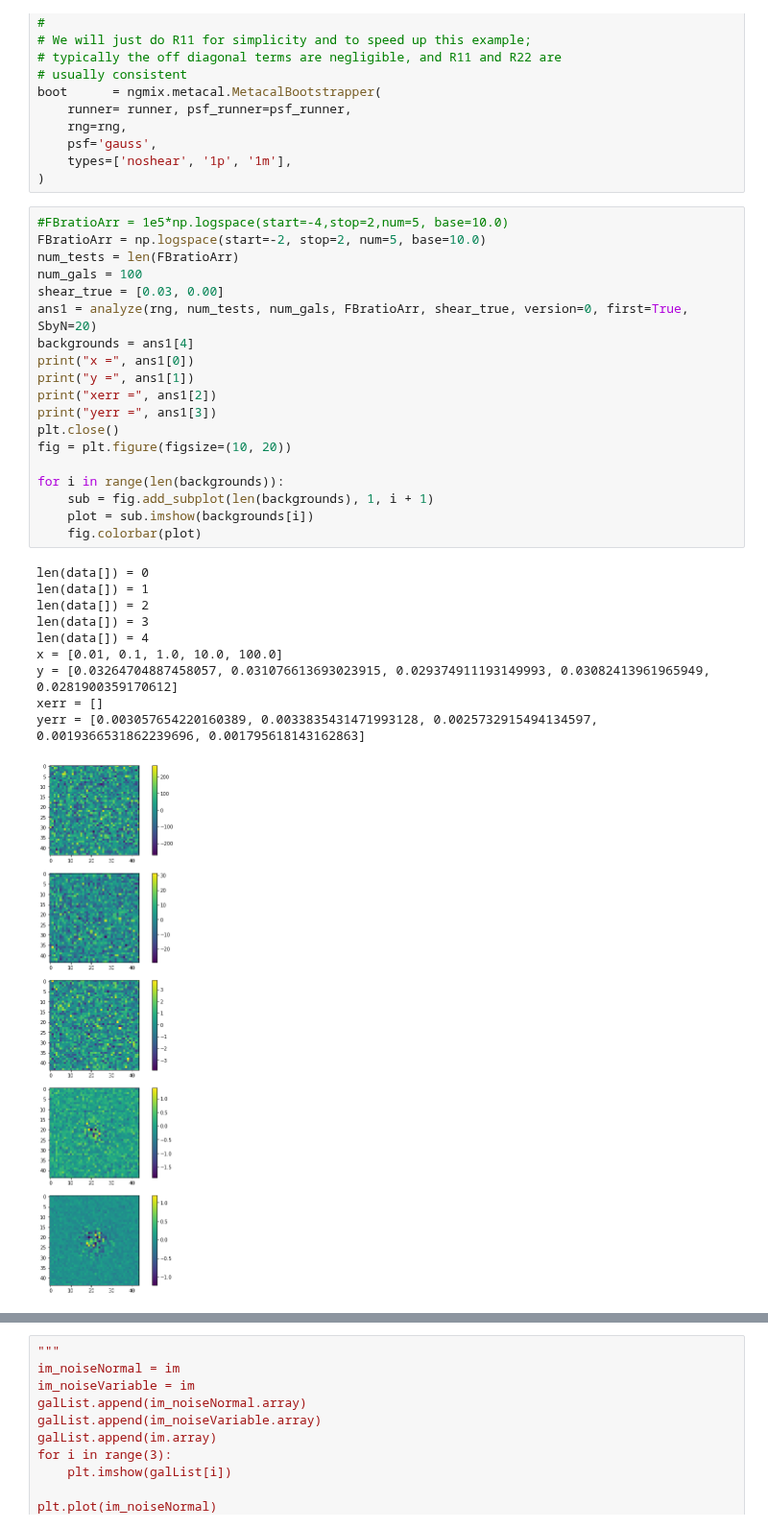
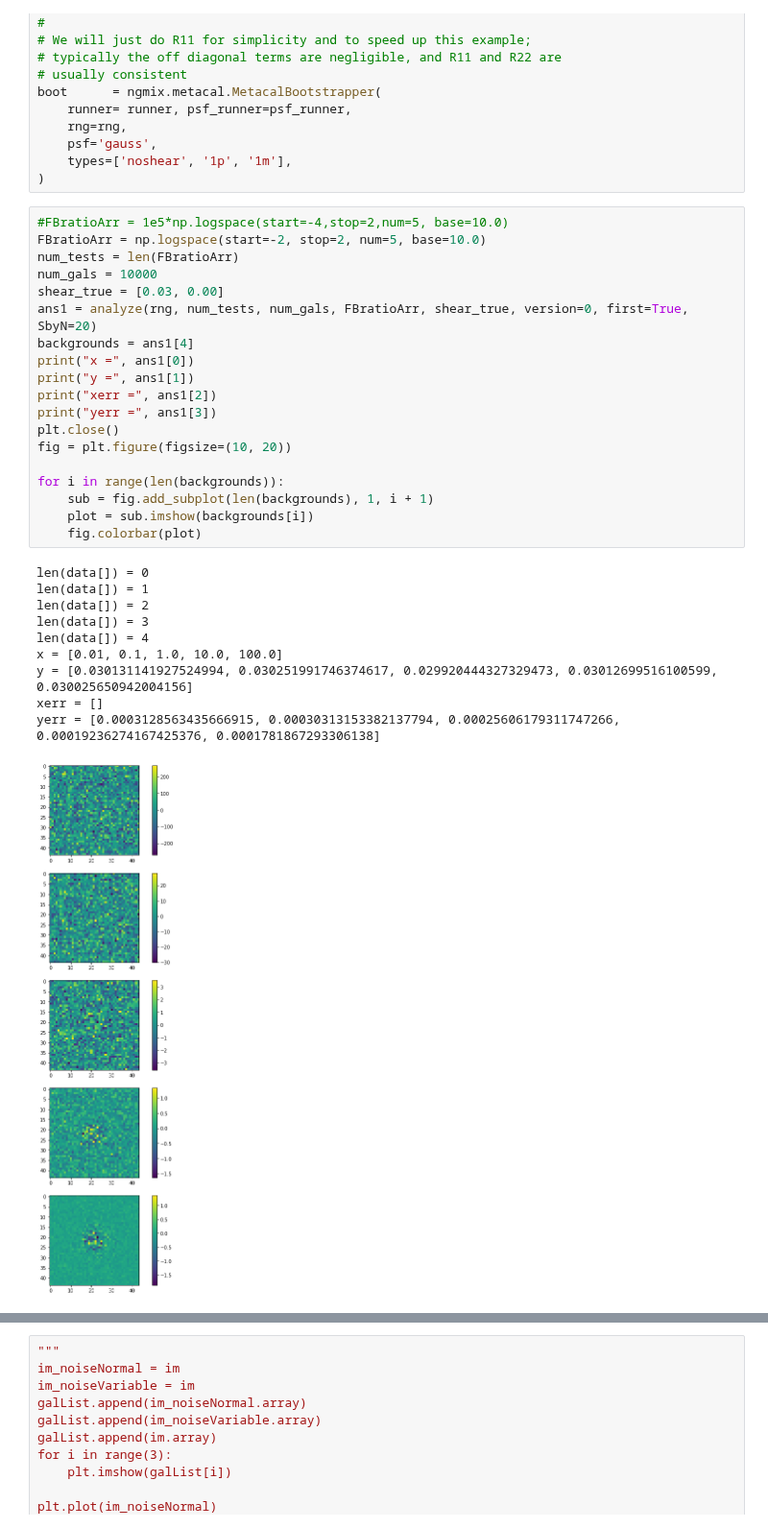
Before and after one commit to norrisbach/Metacal, a Jupyter notebook: metacalUpdated.ipynb, the cells around one changed output, grey strips where cells are left out. Shown at 96% size. Saved outputs shown, nothing was run; the diff lists cells and outputs as text.

```diff
--- a/metacalUpdated.ipynb
+++ b/metacalUpdated.ipynb
@@ -259,33 +259,33 @@ boot      = ngmix.metacal.MetacalBootstrapper(
 # %%
 #FBratioArr = 1e5*np.logspace(start=-4,stop=2,num=5, base=10.0)
 FBratioArr = np.logspace(start=-2, stop=2, num=5, base=10.0)
 num_tests = len(FBratioArr)
-num_gals = 100
+num_gals = 10000
 shear_true = [0.03, 0.00]
 ans1 = analyze(rng, num_tests, num_gals, FBratioArr, shear_true, version=0, first=True, SbyN=20)
 backgrounds = ans1[4]
 print("x =", ans1[0])
 print("y =", ans1[1])
 print("xerr =", ans1[2])
 print("yerr =", ans1[3])
 plt.close()
 fig = plt.figure(figsize=(10, 20))
 
 for i in range(len(backgrounds)):
     sub = fig.add_subplot(len(backgrounds), 1, i + 1)
     plot = sub.imshow(backgrounds[i])
     fig.colorbar(plot)
 # %% [output]
 len(data[]) = 0
 len(data[]) = 1
 len(data[]) = 2
 len(data[]) = 3
 len(data[]) = 4
 x = [0.01, 0.1, 1.0, 10.0, 100.0]
-y = [0.03264704887458057, 0.031076613693023915, 0.029374911193149993, 0.03082413961965949, 0.0281900359170612]
+y = [0.030131141927524994, 0.030251991746374617, 0.029920444327329473, 0.03012699516100599, 0.030025650942004156]
 xerr = []
-yerr = [0.003057654220160389, 0.0033835431471993128, 0.0025732915494134597, 0.0019366531862239696, 0.001795618143162863]
+yerr = [0.0003128563435666915, 0.00030313153382137794, 0.00025606179311747266, 0.00019236274167425376, 0.0001781867293306138]
-[figure, old version]
+[figure, new version]
 # %%
 ans2 = analyze(rng, num_tests, num_gals, FBratioArr, shear_true, version=1, first = True, SbyN=20)
 backgrounds = ans2[4]
```
Also changed, not shown: parts of 3 cells of this notebook.
